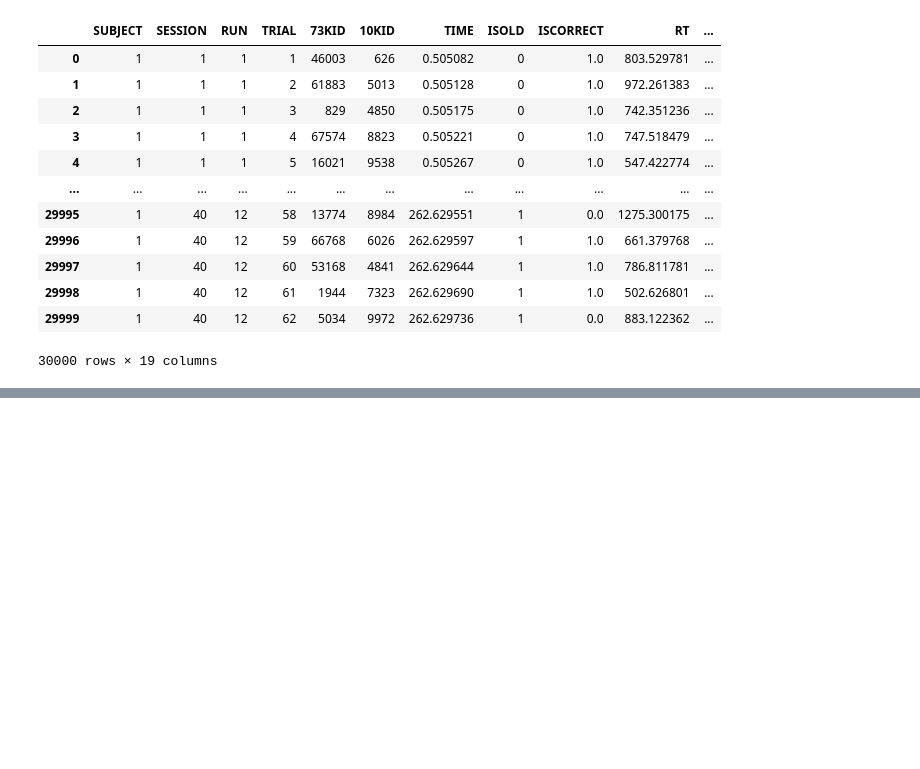
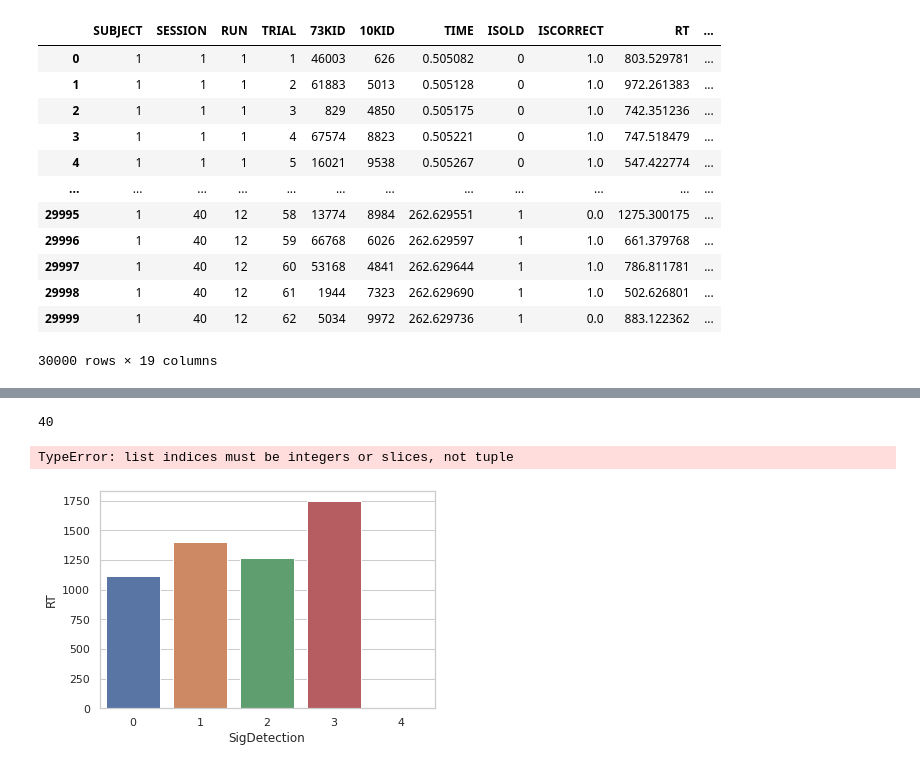
Before and after one commit to mjstarrett/nsdMemConn, a Jupyter notebook: scripts_notebooks/behav_mike-messingAround.ipynb, the cells around one changed output, grey strips where cells are left out. Saved outputs shown, nothing was run; the diff lists cells and outputs as text; code cells hidden in the pictures; blank space fills up the shorter version.

```diff
--- a/scripts_notebooks/behav_mike-messingAround.ipynb
+++ b/scripts_notebooks/behav_mike-messingAround.ipynb
@@ -56,0 +78,5 @@ NameError: name 'nsdData' is not defined
+# %%
+### Reaction Times
+nsdBehav_rtGroup = nsdBehav.groupby("SigDetection").mean("RT")
+nsdBehav_rtGroup = nsdBehav_summary.reset_index(level=0)
+nsdBehav_rtGroup
@@ -56,0 +91,18 @@ NameError: name 'nsdData' is not defined
+# %%
+max(nsdBehav["SESSION"])
+# %% [output]
+40
+# %%
+colors = ["#999999", "#E69F00", "#56B4E9", "#009E73", "#F0E442", "#0072B2", "#D55E00", "#CC79A7"]
+# %%
+
+sns.set_theme(style = "whitegrid")
+ax = sns.barplot(x="SigDetection",y="RT",data = nsdBehav_rtGroup)
+
+ax.set(xlabel = "Response Outcome", ylabel = "Mean Reaction Time (ms)",
+      colors=colors[1,2,3,4,5])
+ax.set_xticklabels(["Hit", "Miss", "Correct\nRejection", "False\nAlarm", "Did Not\nRespond"],
+                   rotation = 45)
+# %% [output]
+TypeError: list indices must be integers or slices, not tuple
+[figure, added]
```
Also changed, not shown: parts of 7 cells of this notebook, 1 other file.
